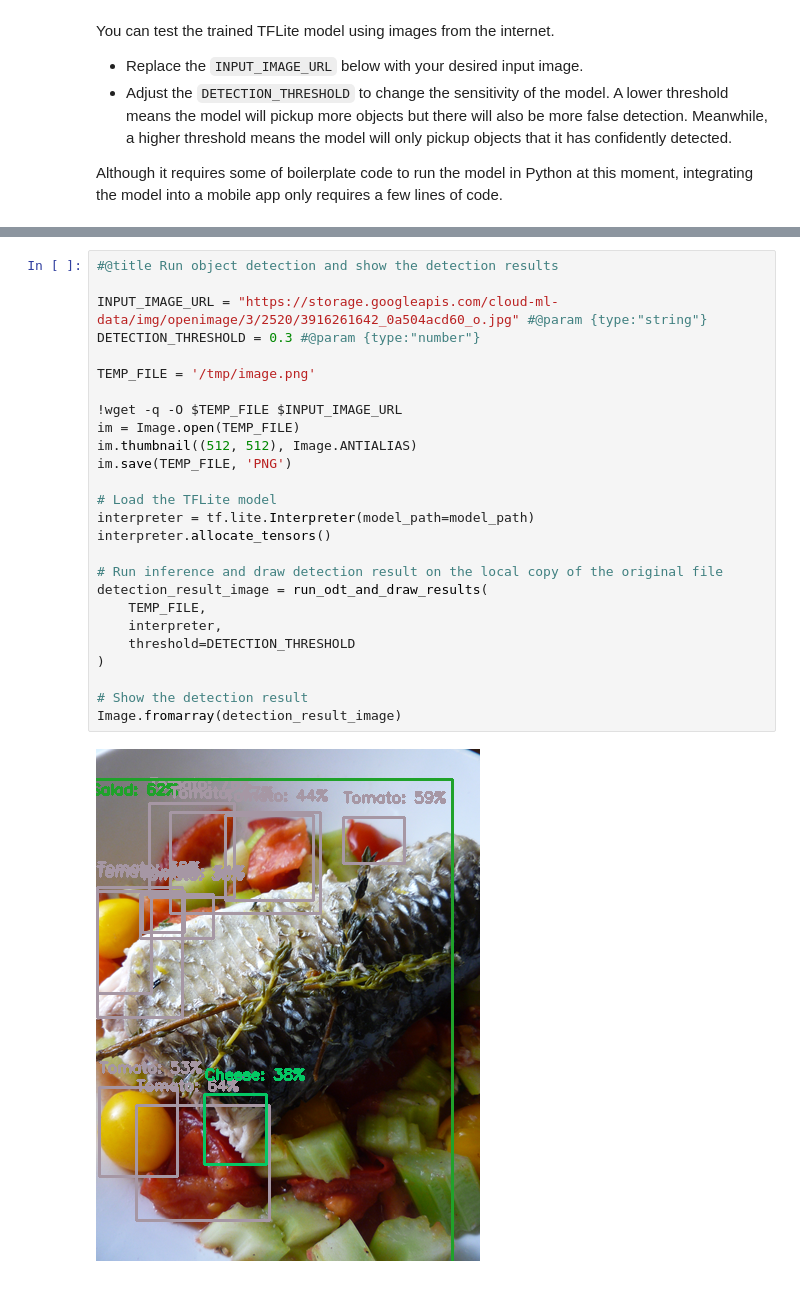
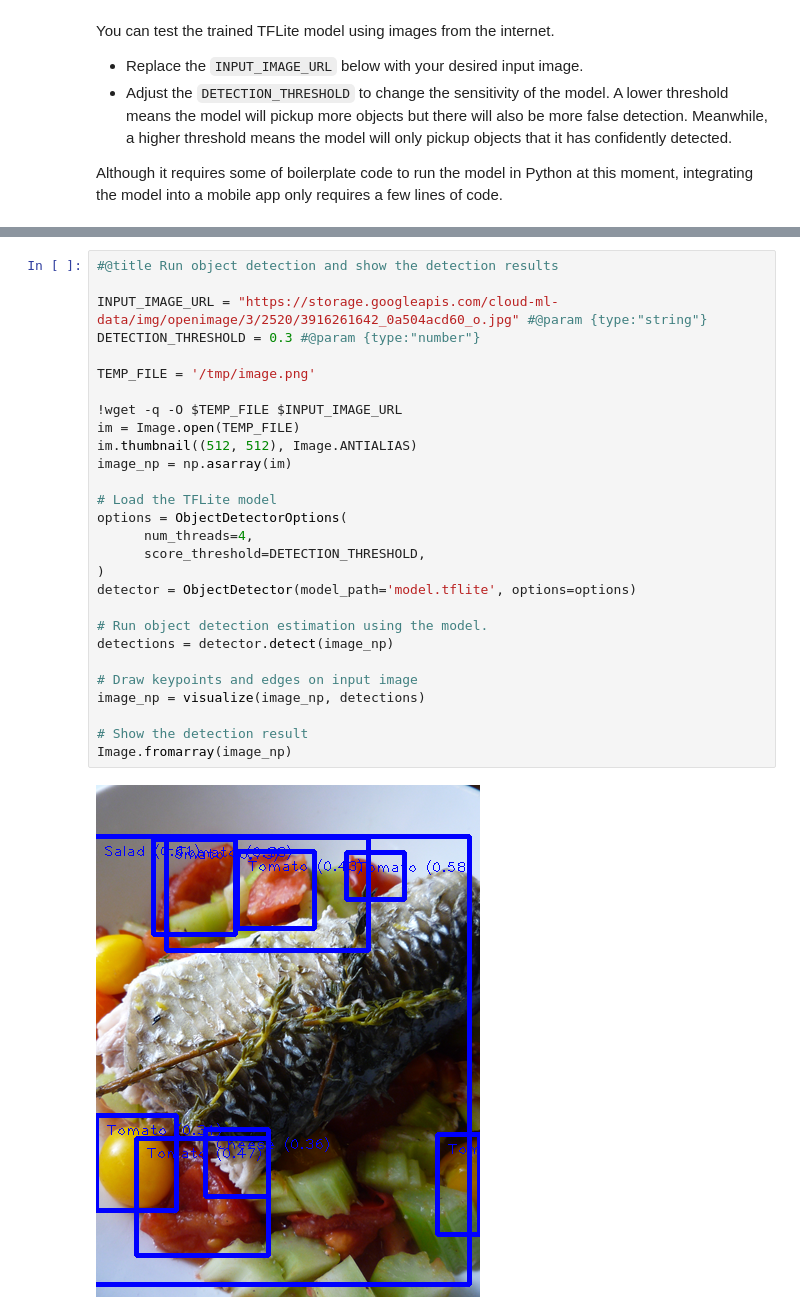
Before and after one commit to googlecodelabs/odml-pathways, a Jupyter notebook: object-detection/codelab2/python/Train_a_salad_detector_with_TFLite_Model_Maker.ipynb, the cells around one changed output, grey strips where cells are left out. Saved outputs shown, nothing was run; the diff lists cells and outputs as text.

Commit message:
Updated ODT codelab to latest version of TFLite.

```diff
--- a/object-detection/codelab2/python/Train_a_salad_detector_with_TFLite_Model_Maker.ipynb
+++ b/object-detection/codelab2/python/Train_a_salad_detector_with_TFLite_Model_Maker.ipynb
@@ -357,28 +551,30 @@ def run_odt_and_draw_results(image_path, interpreter, threshold=0.5):
 # %%
 #@title Run object detection and show the detection results
 
 INPUT_IMAGE_URL = "https://storage.googleapis.com/cloud-ml-data/img/openimage/3/2520/3916261642_0a504acd60_o.jpg" #@param {type:"string"}
 DETECTION_THRESHOLD = 0.3 #@param {type:"number"}
 
 TEMP_FILE = '/tmp/image.png'
 
 !wget -q -O $TEMP_FILE $INPUT_IMAGE_URL
 im = Image.open(TEMP_FILE)
 im.thumbnail((512, 512), Image.ANTIALIAS)
-im.save(TEMP_FILE, 'PNG')
+image_np = np.asarray(im)
 
 # Load the TFLite model
-interpreter = tf.lite.Interpreter(model_path=model_path)
-interpreter.allocate_tensors()
+options = ObjectDetectorOptions(
+      num_threads=4,
+      score_threshold=DETECTION_THRESHOLD,
+)
+detector = ObjectDetector(model_path='model.tflite', options=options)
 
-# Run inference and draw detection result on the local copy of the original file
-detection_result_image = run_odt_and_draw_results(
-    TEMP_FILE,
-    interpreter,
-    threshold=DETECTION_THRESHOLD
-)
+# Run object detection estimation using the model.
+detections = detector.detect(image_np)
+
+# Draw keypoints and edges on input image
+image_np = visualize(image_np, detections)
 
 # Show the detection result
-Image.fromarray(detection_result_image)
+Image.fromarray(image_np)
 # %% [output]
-[figure, old version]
+[figure, new version]
```
Also changed, not shown: parts of 6 cells of this notebook, 1 other file.
